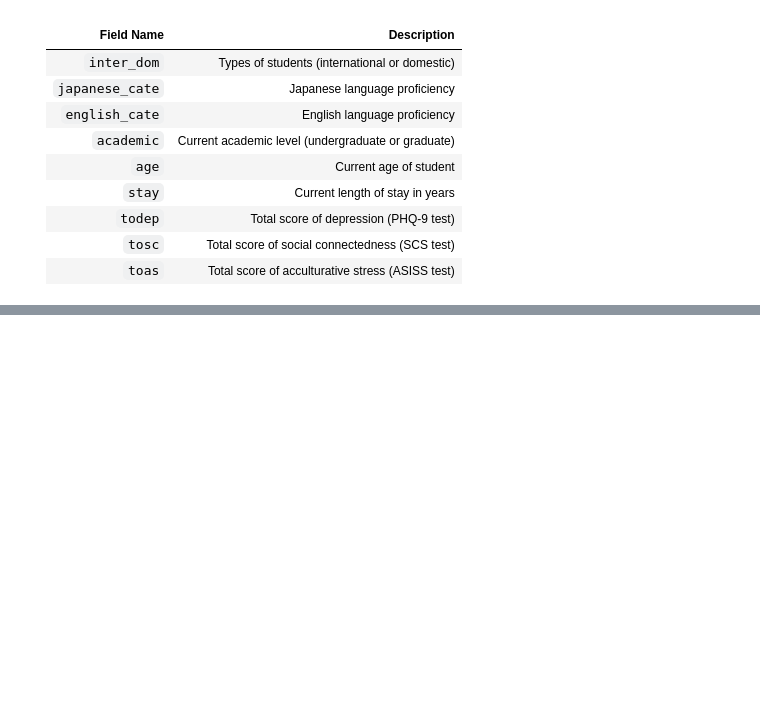
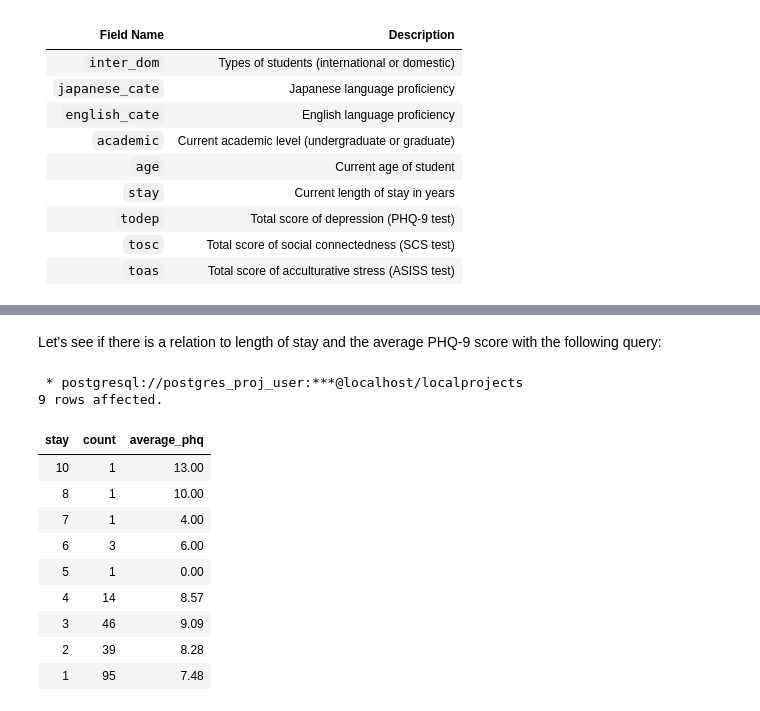
Before and after one commit to jrili/datacamp-analyzing-students-mental-health, a Jupyter notebook: datacamp_analyzing_students_mental_health.ipynb, the cells around one changed output, grey strips where cells are left out. Saved outputs shown, nothing was run; the diff lists cells and outputs as text; code cells hidden in the pictures; blank space fills up the shorter version.

```diff
--- a/datacamp_analyzing_students_mental_health.ipynb
+++ b/datacamp_analyzing_students_mental_health.ipynb
@@ -41,0 +299,24 @@ FROM students;
+# %% [markdown]
+Let's see if there is a relation to length of stay and the average PHQ-9 score with the following query:
+# %%
+%%sql
+SELECT stay,
+        COUNT(serial_id) AS count,
+        ROUND(AVG(todep), 2) AS average_phq
+FROM students
+WHERE inter_dom = 'Inter'
+GROUP BY stay
+ORDER BY stay DESC
+# %% [output]
+ * postgresql://postgres_proj_user:***@localhost/localprojects
+9 rows affected.
+| stay | count | average_phq |
+| 10 | 1 | 13.00 |
+| 8 | 1 | 10.00 |
+| 7 | 1 | 4.00 |
+| 6 | 3 | 6.00 |
+| 5 | 1 | 0.00 |
+| 4 | 14 | 8.57 |
+| 3 | 46 | 9.09 |
+| 2 | 39 | 8.28 |
+| 1 | 95 | 7.48 |
```
Also changed, not shown: parts of 38 cells of this notebook, 1 other file.
